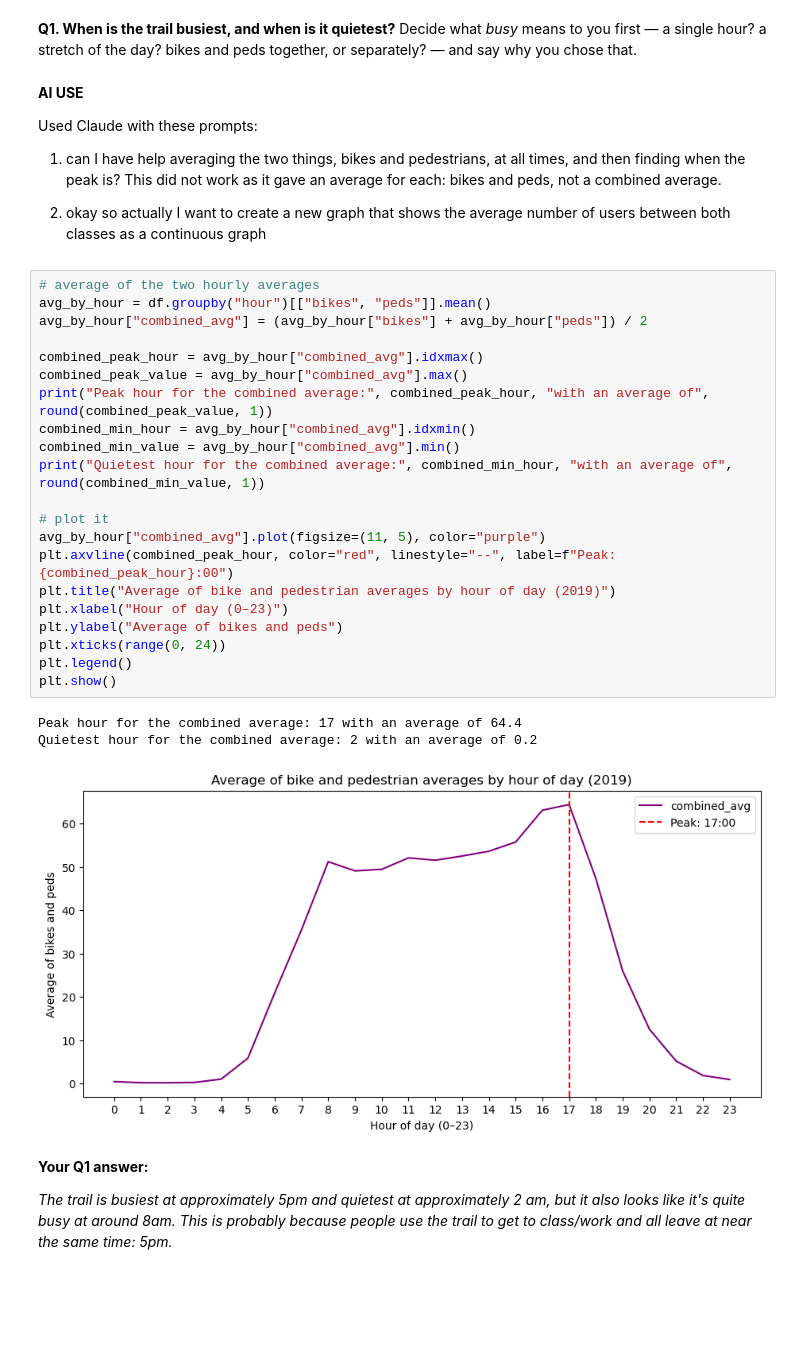
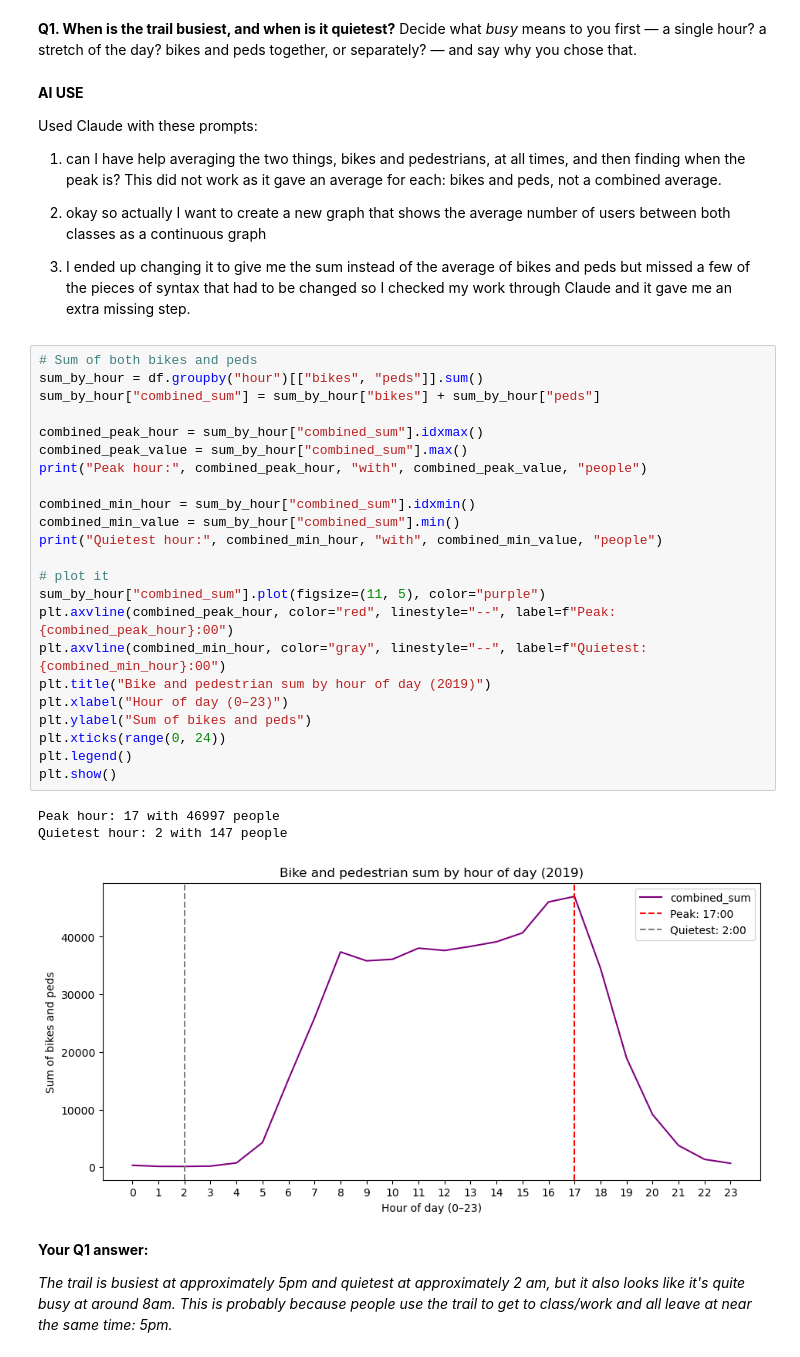
Before and after one commit to dvenka23/hcde-410, a Jupyter notebook: A1/A1.ipynb, the cells around one changed output. Saved outputs shown, nothing was run; the diff lists cells and outputs as text; blank space fills up the shorter version.

```diff
--- a/A1/A1.ipynb
+++ b/A1/A1.ipynb
@@ -144,32 +146,36 @@ Used Claude with these prompts:
 1) can I have help averaging the two things, bikes and pedestrians, at all times, and then finding when the peak is?
 This did not work as it gave an average for each: bikes and peds, not a combined average.
 
-3) okay so actually I want to create a new graph that shows the average number of users between both classes as a continuous graph
+2) okay so actually I want to create a new graph that shows the average number of users between both classes as a continuous graph
+
+3) I ended up changing it to give me the sum instead of the average of bikes and peds but missed a few of the pieces of syntax that had to be changed so I checked my work through Claude and it gave me an extra missing step.
 # %%
-# average of the two hourly averages
-avg_by_hour = df.groupby("hour")[["bikes", "peds"]].mean()
-avg_by_hour["combined_avg"] = (avg_by_hour["bikes"] + avg_by_hour["peds"]) / 2
+# Sum of both bikes and peds
+sum_by_hour = df.groupby("hour")[["bikes", "peds"]].sum()
+sum_by_hour["combined_sum"] = sum_by_hour["bikes"] + sum_by_hour["peds"]
 
-combined_peak_hour = avg_by_hour["combined_avg"].idxmax()
-combined_peak_value = avg_by_hour["combined_avg"].max()
-print("Peak hour for the combined average:", combined_peak_hour, "with an average of", round(combined_peak_value, 1))
-combined_min_hour = avg_by_hour["combined_avg"].idxmin()
-combined_min_value = avg_by_hour["combined_avg"].min()
-print("Quietest hour for the combined average:", combined_min_hour, "with an average of", round(combined_min_value, 1))
+combined_peak_hour = sum_by_hour["combined_sum"].idxmax()
+combined_peak_value = sum_by_hour["combined_sum"].max()
+print("Peak hour:", combined_peak_hour, "with", combined_peak_value, "people")
+
+combined_min_hour = sum_by_hour["combined_sum"].idxmin()
+combined_min_value = sum_by_hour["combined_sum"].min()
+print("Quietest hour:", combined_min_hour, "with", combined_min_value, "people")
 
 # plot it
-avg_by_hour["combined_avg"].plot(figsize=(11, 5), color="purple")
+sum_by_hour["combined_sum"].plot(figsize=(11, 5), color="purple")
 plt.axvline(combined_peak_hour, color="red", linestyle="--", label=f"Peak: {combined_peak_hour}:00")
-plt.title("Average of bike and pedestrian averages by hour of day (2019)")
+plt.axvline(combined_min_hour, color="gray", linestyle="--", label=f"Quietest: {combined_min_hour}:00")
+plt.title("Bike and pedestrian sum by hour of day (2019)")
 plt.xlabel("Hour of day (0–23)")
-plt.ylabel("Average of bikes and peds")
+plt.ylabel("Sum of bikes and peds")
 plt.xticks(range(0, 24))
 plt.legend()
 plt.show()
 # %% [output]
-Peak hour for the combined average: 17 with an average of 64.4
-Quietest hour for the combined average: 2 with an average of 0.2
+Peak hour: 17 with 46997 people
+Quietest hour: 2 with 147 people
-[figure, old version]
+[figure, new version]
 # %% [markdown]
 **Your Q1 answer:**
 
```
Also changed, not shown: parts of 8 cells of this notebook.
